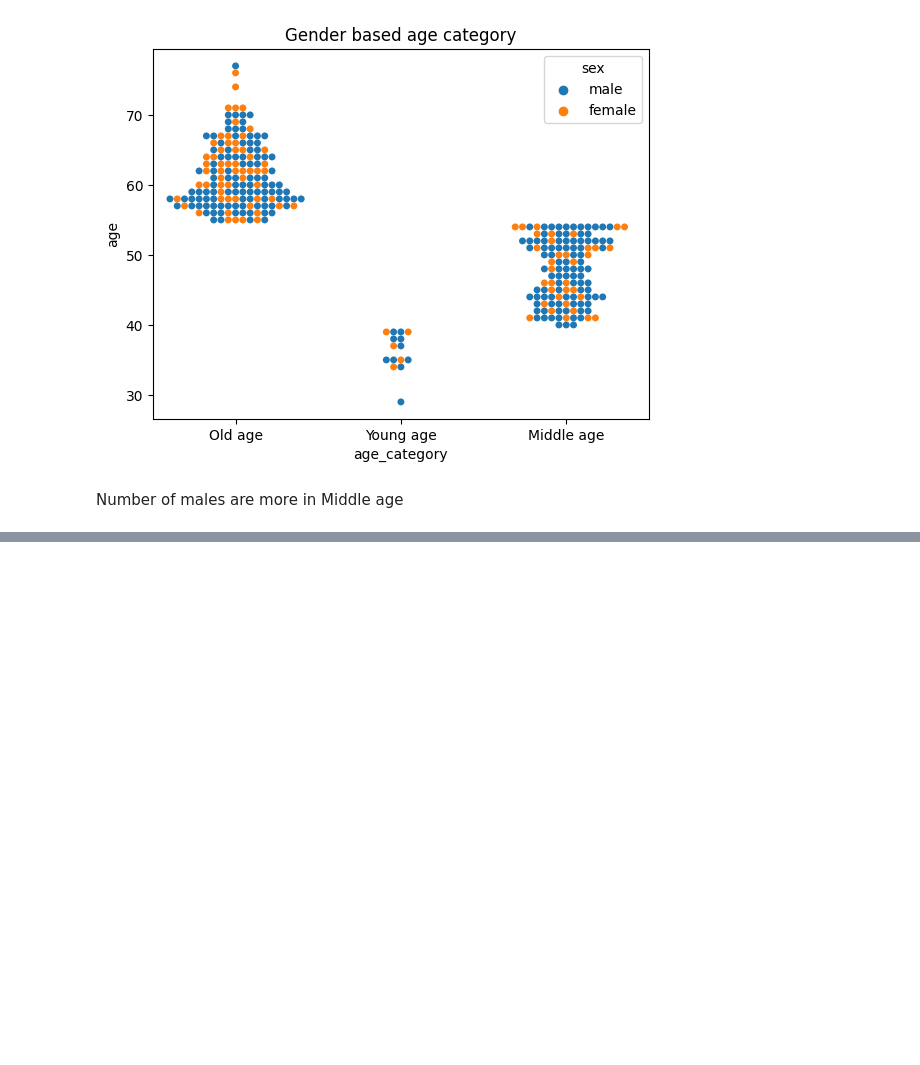
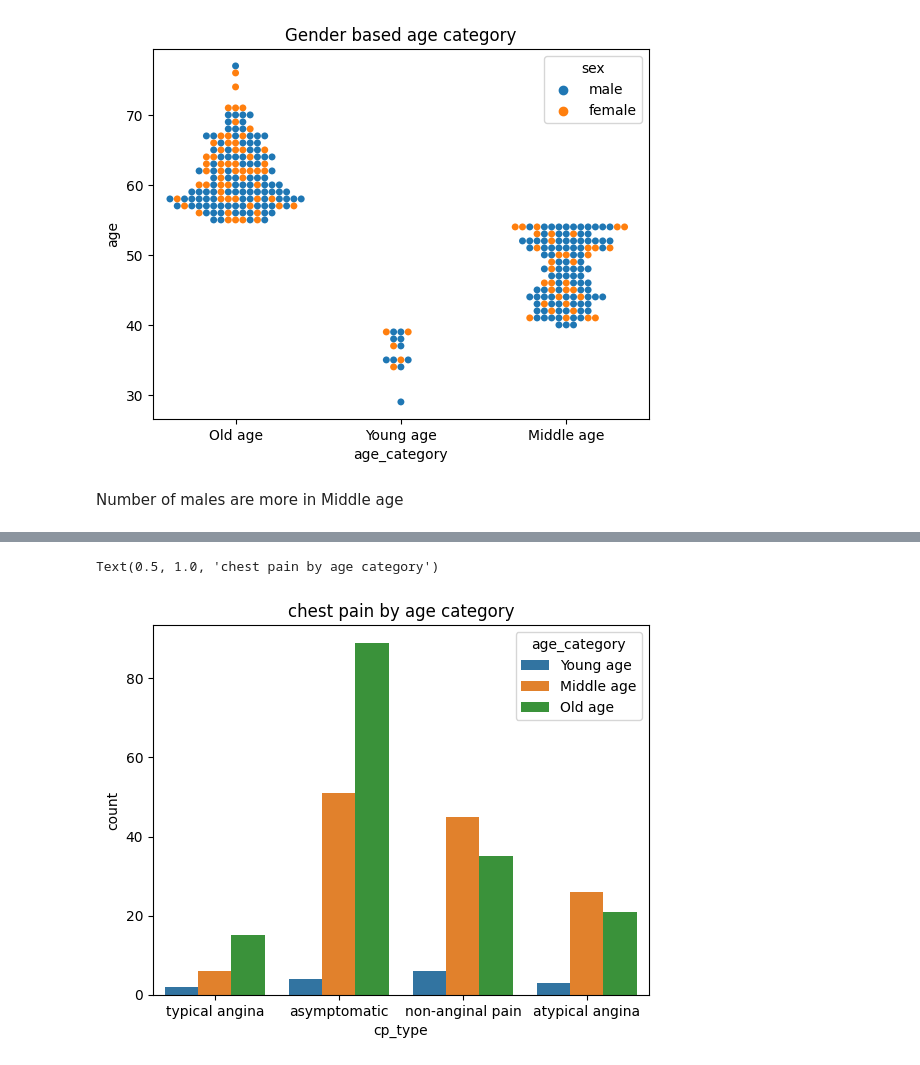
Before and after one commit to RohanDarjii/Heart-Disease-Analysis, a Jupyter notebook: heartdisease.ipynb, the cells around one changed output, grey strips where cells are left out. Cells and saved outputs as stored; diff of their text form; code cells hidden in the pictures; blank space fills up the shorter version.

```diff
--- a/heartdisease.ipynb
+++ b/heartdisease.ipynb
@@ -235,0 +278,7 @@ Number of males are more in Middle age
+# %%
+order = ['Young age', 'Middle age', 'Old age']
+sns.countplot(df, x='cp_type', hue='age_category',hue_order=order)
+plt.title("chest pain by age category")
+# %% [output]
+Text(0.5, 1.0, 'chest pain by age category')
+[figure, added]
```
Also changed, not shown: parts of 25 cells of this notebook.
